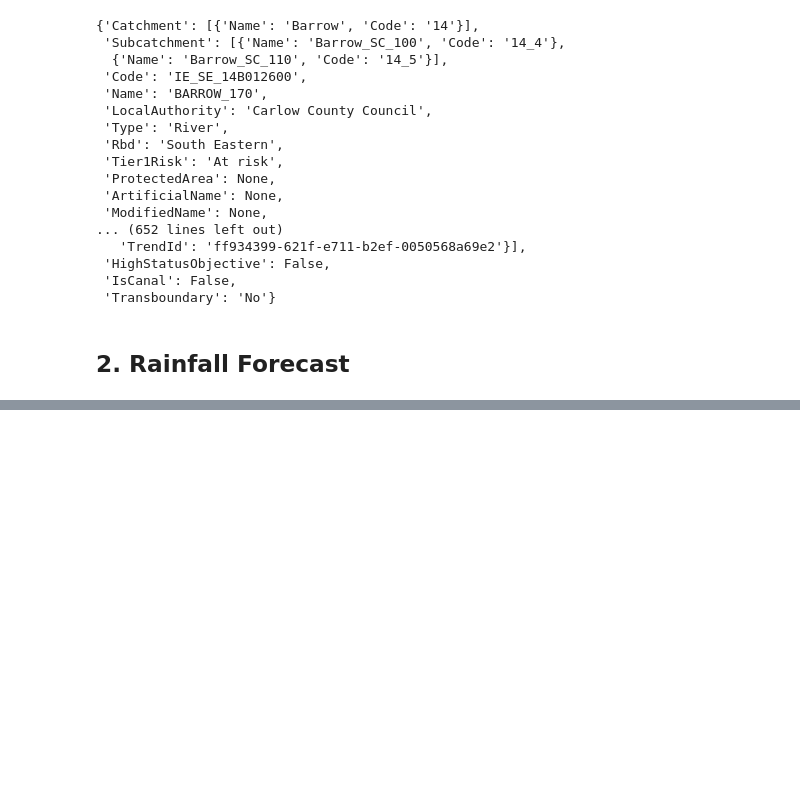
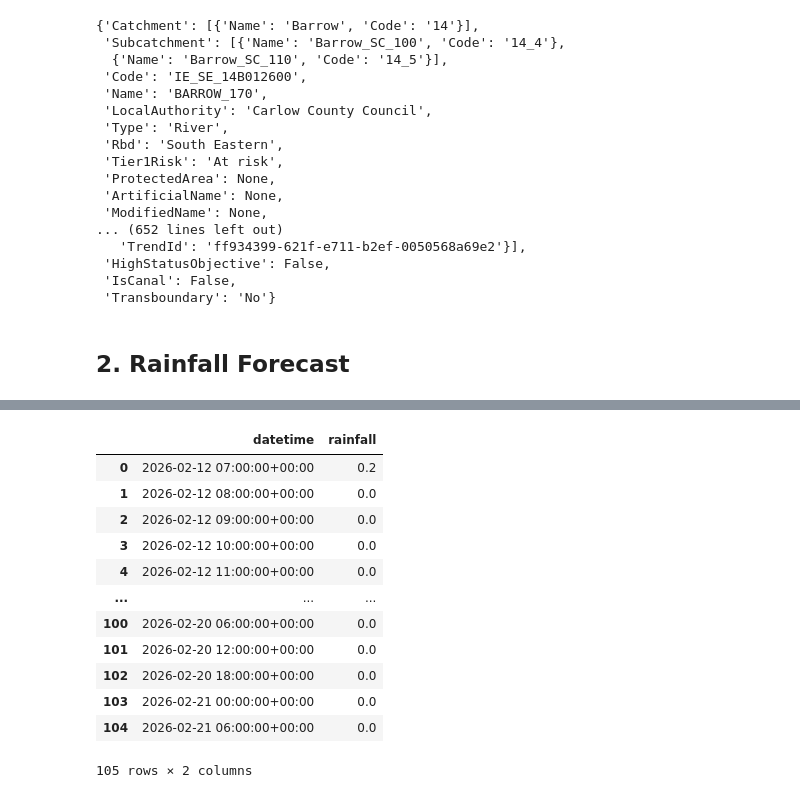
Before and after one commit to RYEONGRYEONG/NORA, a Jupyter notebook: notebooks/Project.ipynb, the cells around one changed output, grey strips where cells are left out. Drawn from its saved outputs; the diff is of its cells as text; code cells hidden in the pictures; blank space fills up the shorter version.

```diff
--- a/notebooks/Project.ipynb
+++ b/notebooks/Project.ipynb
@@ -301,0 +348,11 @@ forecast_data = data5['weatherdata']
+# %%
+forecast = []
+
+for i in data5['weatherdata']['product']['time']:
+    if i['@from'] != i['@to']:
+        forecast.append({
+            'datetime': pd.to_datetime(i['@from']),
+            'rainfall': float(i['location']['precipitation']['@value'])
+        })
+
+forecast
@@ -301,0 +377,17 @@ forecast_data = data5['weatherdata']
+# %%
+forecast_hourly = pd.DataFrame(forecast)
+forecast_hourly
+# %% [output]
+|  | datetime | rainfall |
+| 0 | 2026-02-12 07:00:00+00:00 | 0.2 |
+| 1 | 2026-02-12 08:00:00+00:00 | 0.0 |
+| 2 | 2026-02-12 09:00:00+00:00 | 0.0 |
+| 3 | 2026-02-12 10:00:00+00:00 | 0.0 |
+| 4 | 2026-02-12 11:00:00+00:00 | 0.0 |
+| ... | ... | ... |
+| 100 | 2026-02-20 06:00:00+00:00 | 0.0 |
+| 101 | 2026-02-20 12:00:00+00:00 | 0.0 |
+| 102 | 2026-02-20 18:00:00+00:00 | 0.0 |
+| 103 | 2026-02-21 00:00:00+00:00 | 0.0 |
+| 104 | 2026-02-21 06:00:00+00:00 | 0.0 |
+105 rows × 2 columns
```
Also changed, not shown: parts of 16 cells of this notebook.
